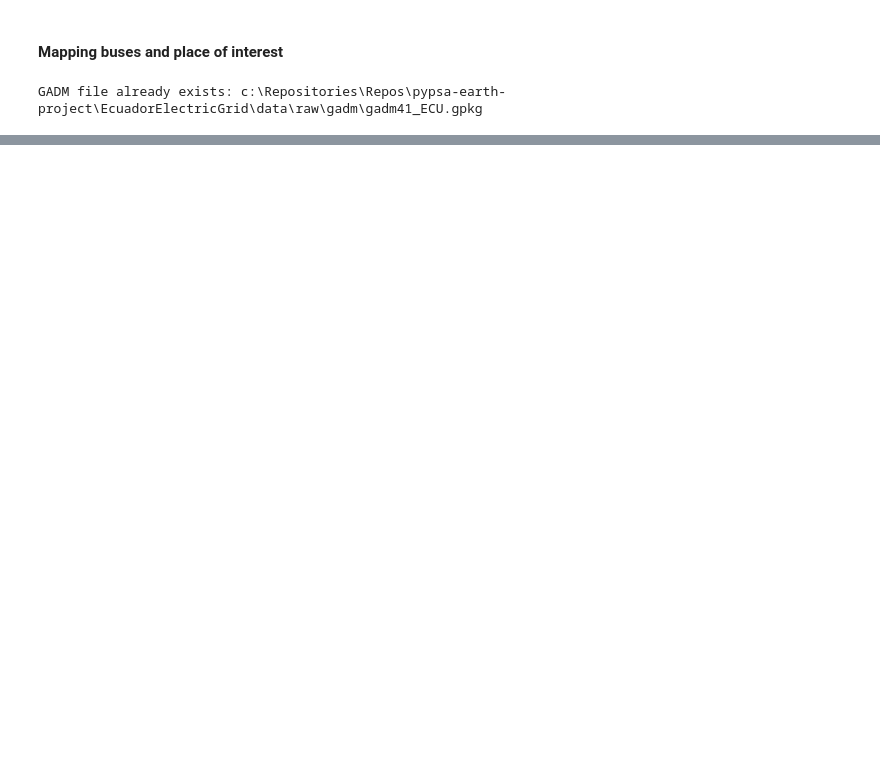
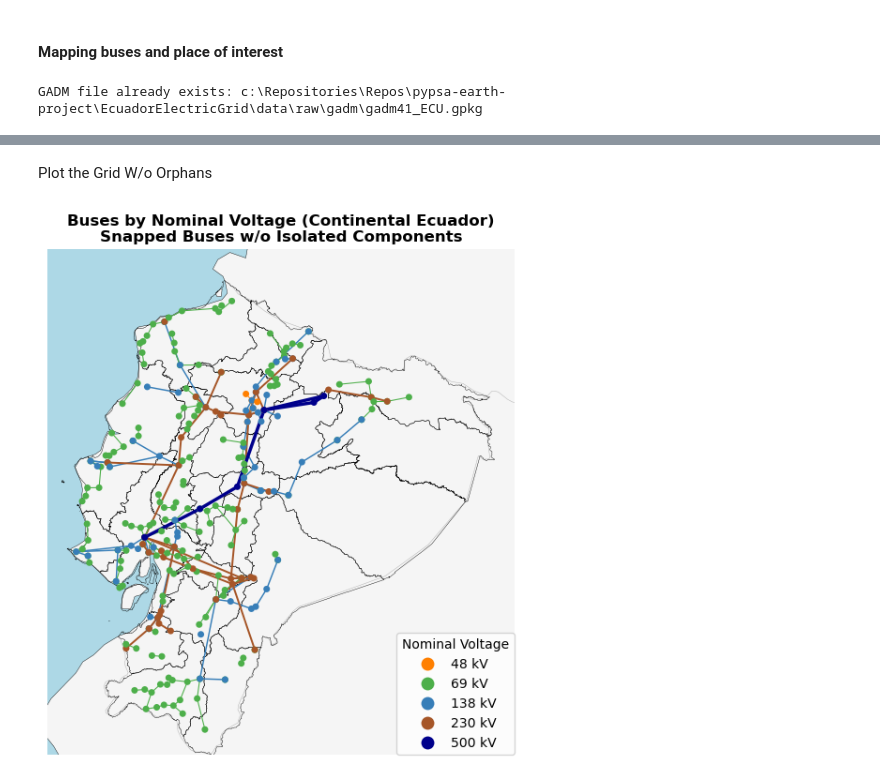
Before and after one commit to Fernando3161/EcuadorElectricGrid, a Jupyter notebook: notebooks/06_EC_network_plots.ipynb, the cells around one changed output, grey strips where cells are left out. Cells and saved outputs as stored; diff of their text form; code cells hidden in the pictures; blank space fills up the shorter version.

```diff
--- a/notebooks/06_EC_network_plots.ipynb
+++ b/notebooks/06_EC_network_plots.ipynb
@@ -640,0 +274,10 @@ exported
+# %% [markdown]
+Plot the Grid W/o Orphans
+# %%
+plot_buses_and_lines_by_voltage(
+    network=networks_dict["network_base"],
+    title= "Buses by Nominal Voltage (Continental Ecuador)\nSnapped Buses w/o Isolated Components",
+    save_name= "03_EC_Grid_Processed.png"
+)
+# %% [output]
+[figure, added]
```
Also changed, not shown: parts of 26 cells of this notebook, 7 other files.
